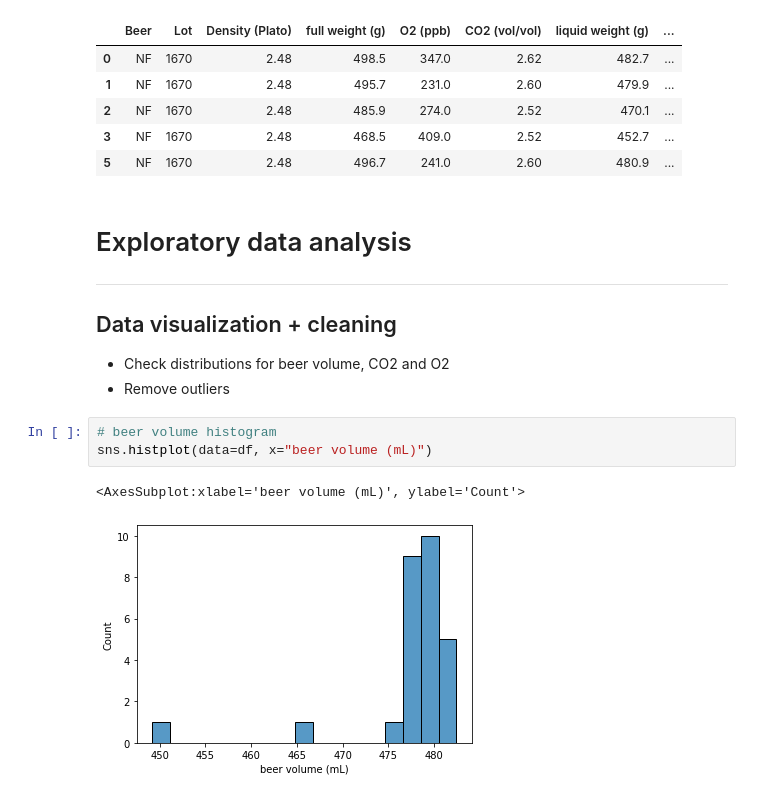
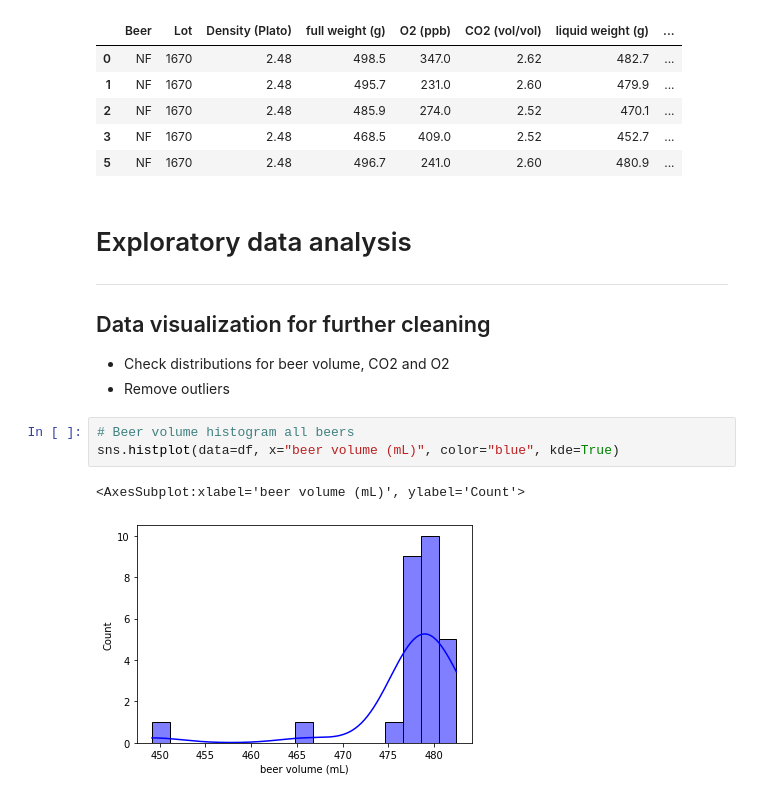
Before and after one commit to simlal/O2-volume_packaged-beer, a Jupyter notebook: vol-o2-beers.ipynb, the cells around one changed output. Drawn from its saved outputs; the diff is of its cells as text.

```diff
--- a/vol-o2-beers.ipynb
+++ b/vol-o2-beers.ipynb
@@ -129,12 +131,12 @@ df.head()
 # %% [markdown]
 # Exploratory data analysis
 ***
-## Data visualization + cleaning
+## Data visualization for further cleaning
 - Check distributions for beer volume, CO2 and O2
 - Remove outliers
 # %%
-# beer volume histogram
-sns.histplot(data=df, x="beer volume (mL)")
+# Beer volume histogram all beers
+sns.histplot(data=df, x="beer volume (mL)", color="blue", kde=True)
 # %% [output]
 <AxesSubplot:xlabel='beer volume (mL)', ylabel='Count'>
-[figure, old version]
+[figure, new version]
```
Also changed, not shown: parts of 15 cells of this notebook.
